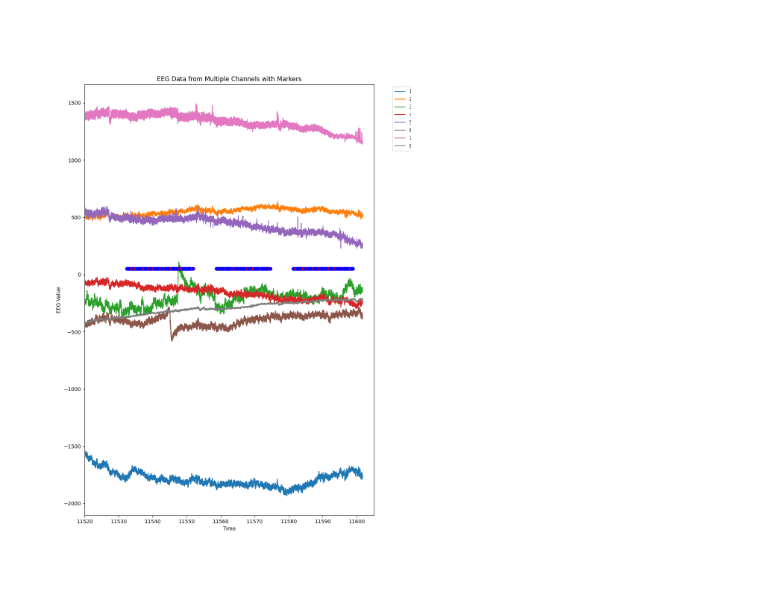
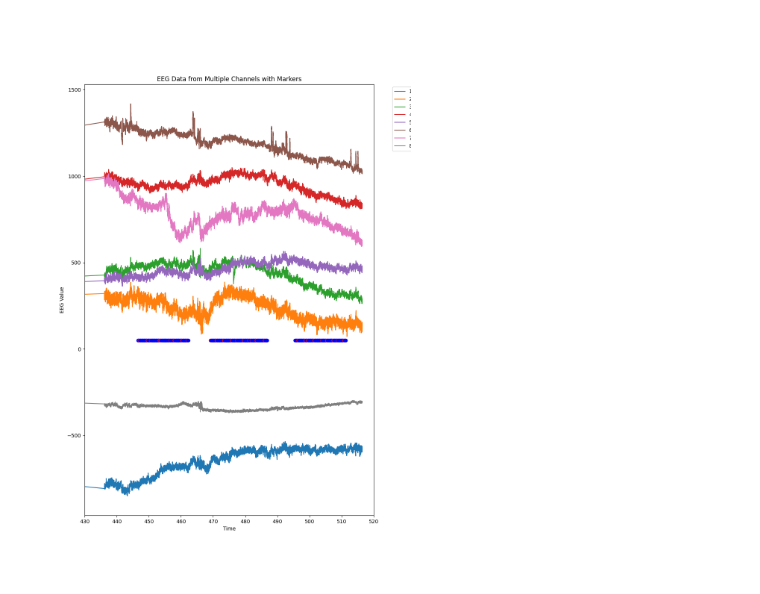
Before and after one commit to GRH-BCI/BCI-Beats-Forked, a Jupyter notebook: data_sets/data_visualizer.ipynb, the cells around one changed output. Saved outputs shown, nothing was run; the diff lists cells and outputs as text; code cells hidden in the pictures.

```diff
--- a/data_sets/data_visualizer.ipynb
+++ b/data_sets/data_visualizer.ipynb
@@ -12,8 +12,9 @@ import numpy as np
 %matplotlib widget
 
 # Load the data
-eeg_data = pd.read_csv('./2024-05-31 13-57-45_EEG.csv')
-markers = pd.read_csv('./2024-05-31 13-57-45_markers.csv')
+eeg_data = pd.read_csv('./2024-06-07 11-54-10_EEG.csv')
+markers = pd.read_csv('./2024-06-07 11-54-10_markers.csv')
+
 
 # Display the first few rows of each dataframe to understand their structure
 # print(eeg_data.head())
@@ -47,8 +48,8 @@ for index, row in markers.iterrows():
 
 
 
-# Set x-axis limit to start at 150
-plt.xlim(left=11520, right=11605)
+# Set x-axis limit (HAVE TO CHANGE FOR EACH DATASET)
+plt.xlim(left=430, right=520)
 
 
 plt.xlabel('Time')
@@ -70,34 +71,34 @@ bad_channels = identify_bad_channels(eeg_data[channel_columns])
 
 # Remove bad channels from the data
 eeg_data_filtered = eeg_data.drop(columns=bad_channels)
 channel_columns_filtered = eeg_data_filtered.columns[1:-1]  # Update channel columns after filtering
 
 # Plot the EEG data for all channels
 plt.figure(figsize=(10, 15))
 
 for index, channel in enumerate(channel_columns_filtered):
     if ((index+1) != 22 and (index+1) != 23):
         plt.plot(eeg_data_filtered[time_column], eeg_data_filtered[channel], label=(index+1))
 
 # Mark events on the EEG plot
 for index, row in markers.iterrows():
     if (len(row['Marker']) == 12): # isolate p300 markers (not 0, Trial Started, Trial Ended)
         if (str(row['Marker'])[9] == str(row['Marker'])[11]): # check if chosen stimulus is the one in the marker (to see p300 responses)
             plt.plot(row['Time'], 50, marker='o', color='r', linestyle='--')
         else:
             plt.plot(row['Time'], 50, marker='o', color='b', linestyle='--')
 
 
 
-# Set x-axis limit to start at 150
-plt.xlim(left=11520, right=11605)
+# Set x-axis limit (HAVE TO CHANGE FOR EACH DATASET)
+plt.xlim(left=430, right=520)
 
 
 plt.xlabel('Time')
 plt.ylabel('EEG Value')
 plt.title('EEG Data from Multiple Channels with Markers')
 plt.legend(loc='upper right', bbox_to_anchor=(1.15, 1))
 plt.show()
 # %% [output]
-[figure, old version]
+[figure, new version]
 # %%
```
Also changed, not shown: parts of 2 cells of this notebook.
